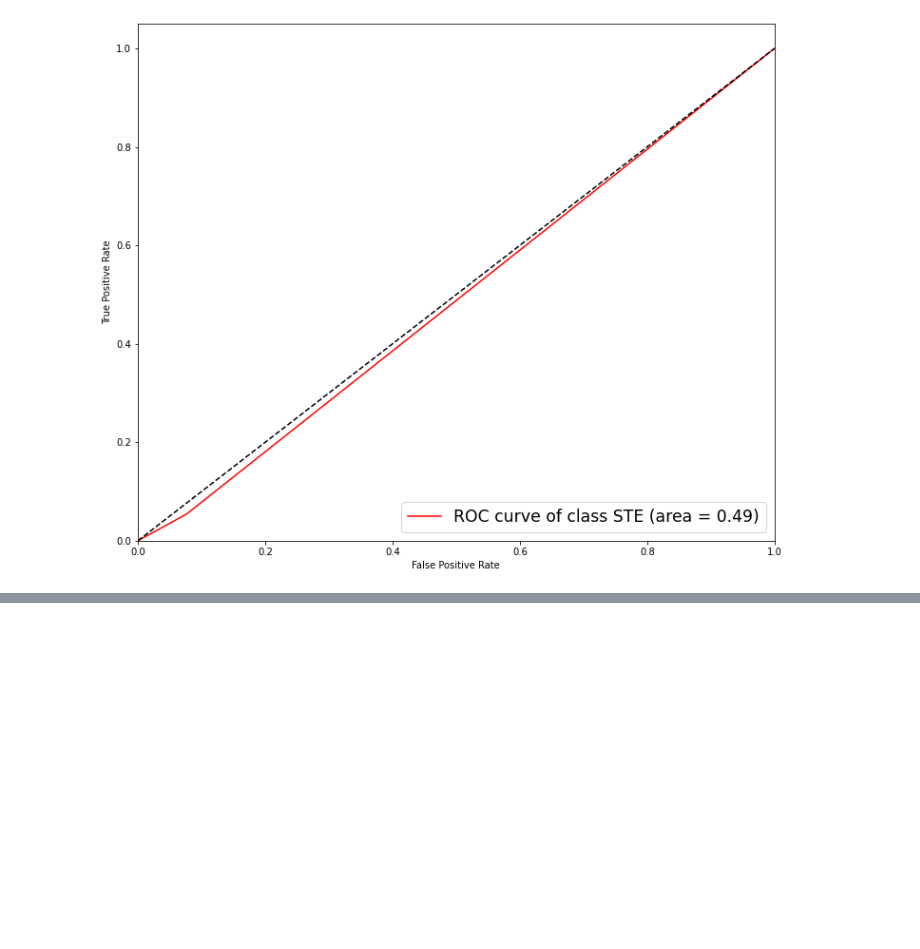
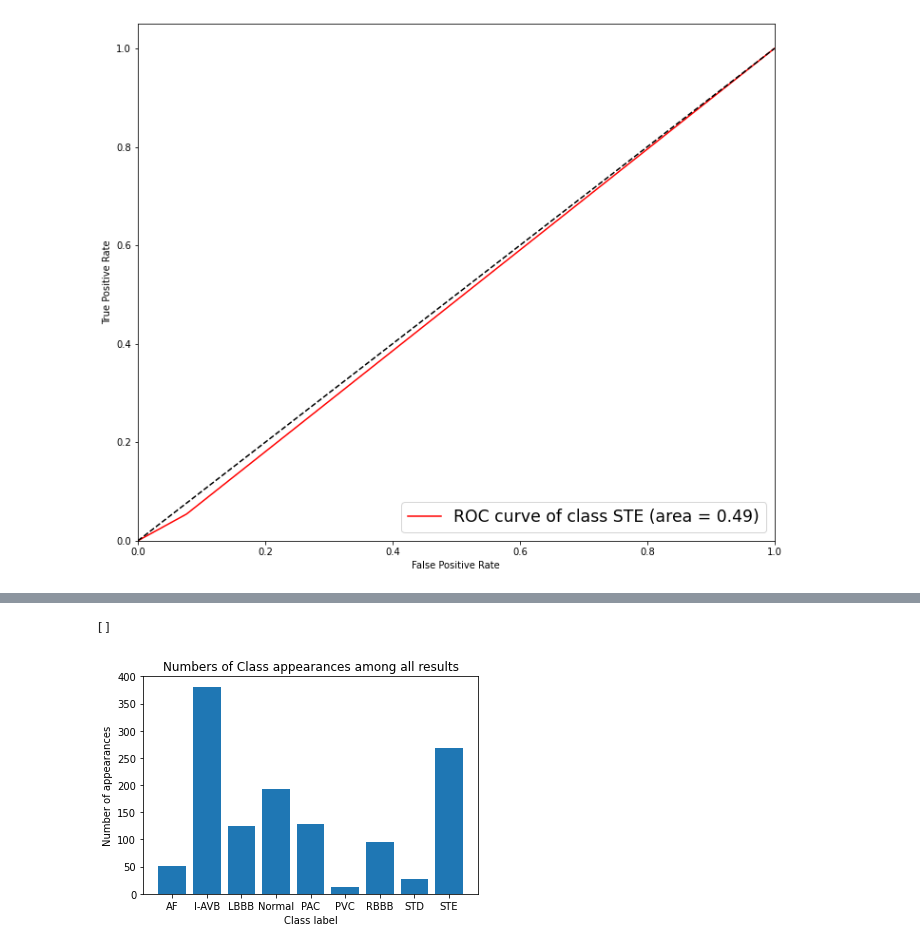
Before and after one commit to ispmor/ECG-classifier, a Jupyter notebook: Resulst_analysis_24082020.ipynb, the cells around one changed output, grey strips where cells are left out. Cells and saved outputs as stored; diff of their text form; code cells hidden in the pictures; blank space fills up the shorter version.

```diff
--- a/Resulst_analysis_24082020.ipynb
+++ b/Resulst_analysis_24082020.ipynb
@@ -499,3 +499,8 @@ for i in range(9):
 [figure]
 [figure]
 [figure]
+# %%
+csv_path="/home/puszkar/ecg/results/csv_outputs/15092020v3"
+test_path = "/home/puszkar/ecg/data/test"
+auroc,auprc,accuracy,f_measure,Fbeta_measure,Gbeta_measure, y_true, y_pred, y_pred_proba = evaluate_12ECG_score(test_path, csv_path)
+print(f"AUROC: {auroc}, AUPRC: {auprc}, Accuracy: {accuracy}, F-measure: {f_measure}, F-Beta measure: {Fbeta_measure}, G-Beta measure: {Gbeta_measure}")
@@ -501,0 +549,11 @@ for i in range(9):
+# %%
+summed_classes = y_pred.sum(axis=0)
+fig = plt.figure()
+plt.bar(sorted(exp_net_params["classes"]), y_pred.sum(axis=0))
+plt.title("Numbers of Class appearances among all results")
+plt.xlabel("Class label")
+plt.ylabel("Number of appearances")
+plt.plot()
+# %% [output]
+[]
+[figure, added]
```
Also changed, not shown: parts of 5 cells of this notebook, 8 other files.
